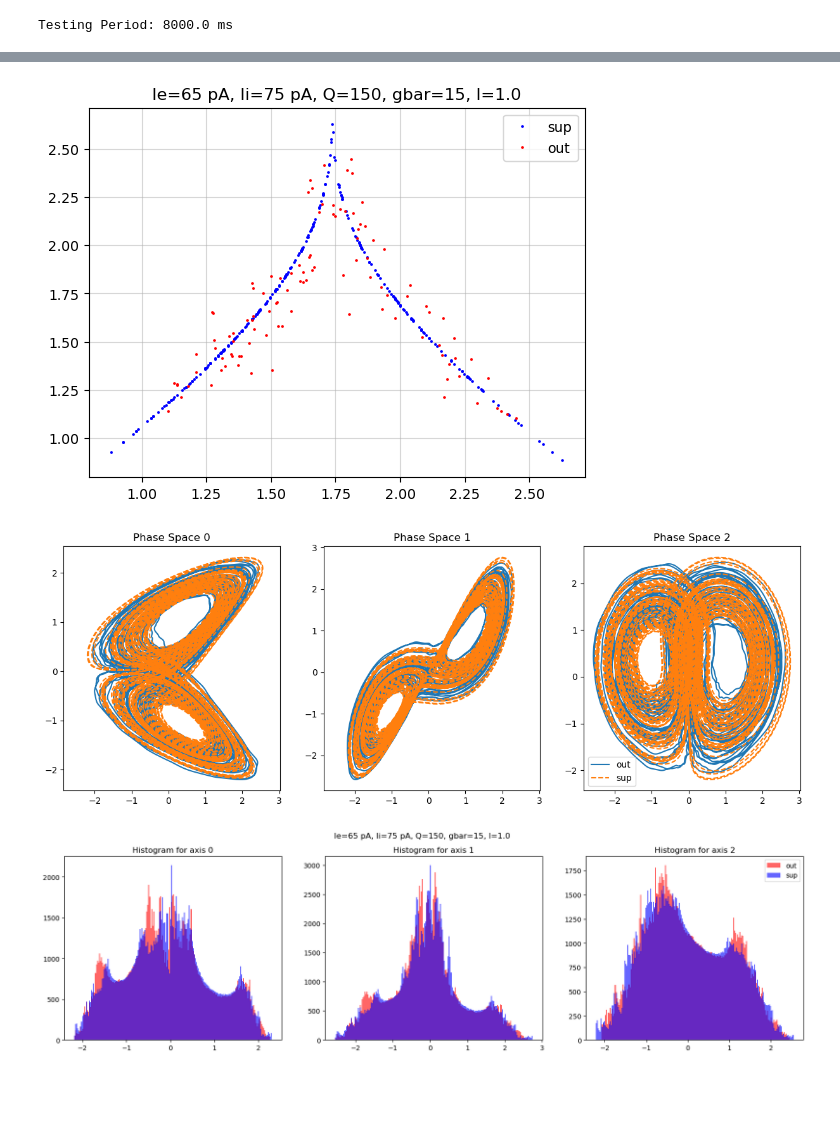
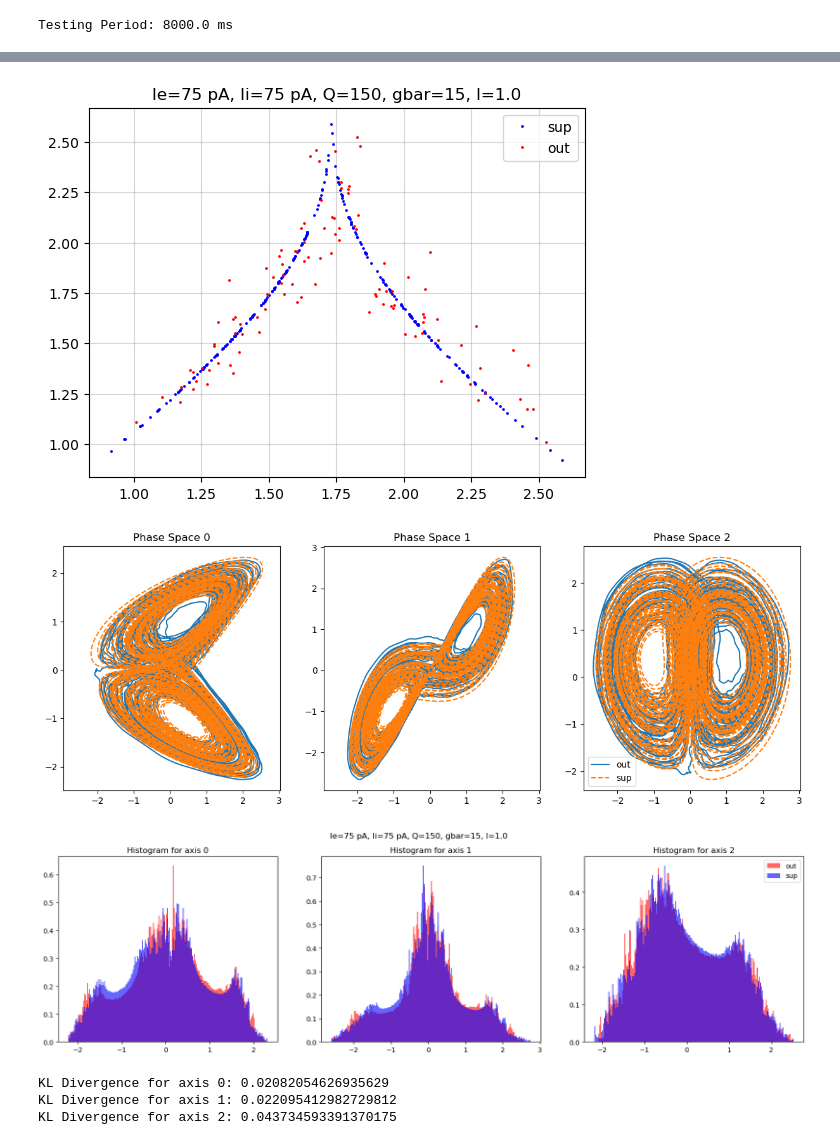
Before and after one commit to themahani/ml_force_research, a Jupyter notebook: morris_lecar/test_force copy.ipynb, the cells around one changed output, grey strips where cells are left out. Saved outputs shown, nothing was run; the diff lists cells and outputs as text; code cells hidden in the pictures; blank space fills up the shorter version.

```diff
--- a/morris_lecar/test_force copy.ipynb
+++ b/morris_lecar/test_force copy.ipynb
@@ -45,18 +45,15 @@ plt.show()
 # %% [markdown]
 # ML Conductance-based Model
 # %%
-NE = 2500
-NI = 2500
+NE = 3000
+NI = 1000
 N = NI + NE
 
+
 # input current for I and E neurons
-Ie = 60     # pA
-Ii = 80     # pA
-current = np.ones((N, 1))
-middle = N // 2
-current[:middle] *= Ie  # NE bias
-current[middle:] *= Ii  # NI bias
-# current = np.random.rand(N, 1) * Ie
+Ie = 75     # pA
+Ii = 75     # pA
+current = np.array([Ie] * NE + [Ii] * NI).reshape(N, 1)
 
 Q = 150
 lamda = 1.
@@ -69,7 +66,7 @@ torch.cuda.random.manual_seed(seed)
 try:
     ml = MorrisLecarCurrent(supervisor=sup, BIAS=current, T=T, dt=dt,
                                 p_sparsity=.01,
-                                N=N, Q=Q, gbar=gbar, l=lamda, device=device)
+                                Ne=NE, Ni=NI, Q=Q, gbar=gbar, l=lamda, device=device)
 except Exception as e:
     print(e)
     print(torch.cuda.memory_summary(device=device))
@@ -104,7 +102,7 @@ ff_coeff
 # %% [output]
 0.9998
 # %%
-save_path = os.path.join(os.getcwd(), "results", f"Q_{Q}_gbar_{gbar}_l_{lamda}")
+save_path = os.path.join(os.getcwd(), "results", f"Q_{Q}_gbar_{gbar}_l_{lamda}_Ne_{NE}_Ni_{NI}")
 os.makedirs(save_path, exist_ok=True)
 
 def save_tensor(tensor, name):
@@ -274,7 +267,7 @@ plt.title(f"Ie={Ie} pA, Ii={Ii} pA, Q={Q}, gbar={gbar}, l={lamda}")
 plt.savefig(os.path.join(save_path, f"N_{ml._N}_ff_{ff_coeff}_return_map_.png"), dpi=300, bbox_inches='tight')
 plt.show()
 # %% [output]
-[figure, old version]
+[figure, new version]
 # %%
 fig, ax = plt.subplots(ncols=ml.sup.shape[1], nrows=1, figsize=(15, 5), sharex=True)
 for i in range(ml.sup.shape[1]):
@@ -286,24 +279,40 @@ plt.legend()
 plt.savefig(os.path.join(save_path, f"N_{ml._N}_ff_{ff_coeff}_phase_space.png"), dpi=300, bbox_inches='tight')
 plt.show()
 # %% [output]
-[figure, old version]
+[figure, new version]
 # %%
 fig, ax = plt.subplots(figsize=(20, 5), ncols=3)
 
 hists = []
 for axis in range(len(ax)):
-    sup_hist, bins = np.histogram(ml.sup[nt_train:, axis].cpu().numpy(), bins=200)
-    output_hist, bins = np.histogram(x_hat_rec[:, axis].cpu().numpy(), bins=bins)
+    sup_hist, bins = np.histogram(ml.sup[nt_train:, axis].cpu().numpy(), bins=200, density=True)
+    output_hist, bins = np.histogram(x_hat_rec[:, axis].cpu().numpy(), bins=bins, density=True)
     hists.append((sup_hist, output_hist, bins))
 
     width = bins[1] - bins[0]
     alpha = .6
     ax[axis].bar(bins[:-1], output_hist, width=width, label="out", color='r', alpha=alpha)
     ax[axis].bar(bins[:-1], sup_hist, width=width, label="sup", color='b', alpha=alpha)
     ax[axis].set_title(f"Histogram for axis {axis}")
 plt.suptitle(f"Ie={Ie} pA, Ii={Ii} pA, Q={Q}, gbar={gbar}, l={lamda}")
 plt.legend()
 plt.savefig(os.path.join(save_path, f"N_{ml._N}_ff_{ff_coeff}_histogram.png"), dpi=300, bbox_inches='tight')
 plt.show()
 # %% [output]
-[figure, old version]
+[figure, new version]
+# %%
+for i in range(len(hists)):
+    sup_hist, output_hist, bins = hists[i]
+    bins = (bins[:-1] + bins[1:]) / 2   # center of the bins
+    sup_hist = sup_hist / np.sum(sup_hist)  # normalize
+    output_hist = output_hist / np.sum(output_hist) # normalize
+    # Mask zeros
+    sup_hist = np.where(sup_hist == 0, 1e-10, sup_hist)
+    output_hist = np.where(output_hist == 0, 1e-10, output_hist)
+    # KL Divergence
+    kl_div = np.sum(sup_hist * np.log(sup_hist / output_hist))
+    print(f"KL Divergence for axis {i}: {kl_div}")
+# %% [output]
+KL Divergence for axis 0: 0.02082054626935629
+KL Divergence for axis 1: 0.022095412982729812
+KL Divergence for axis 2: 0.043734593391370175
```
Also changed, not shown: parts of 13 cells of this notebook, 3 other files.
